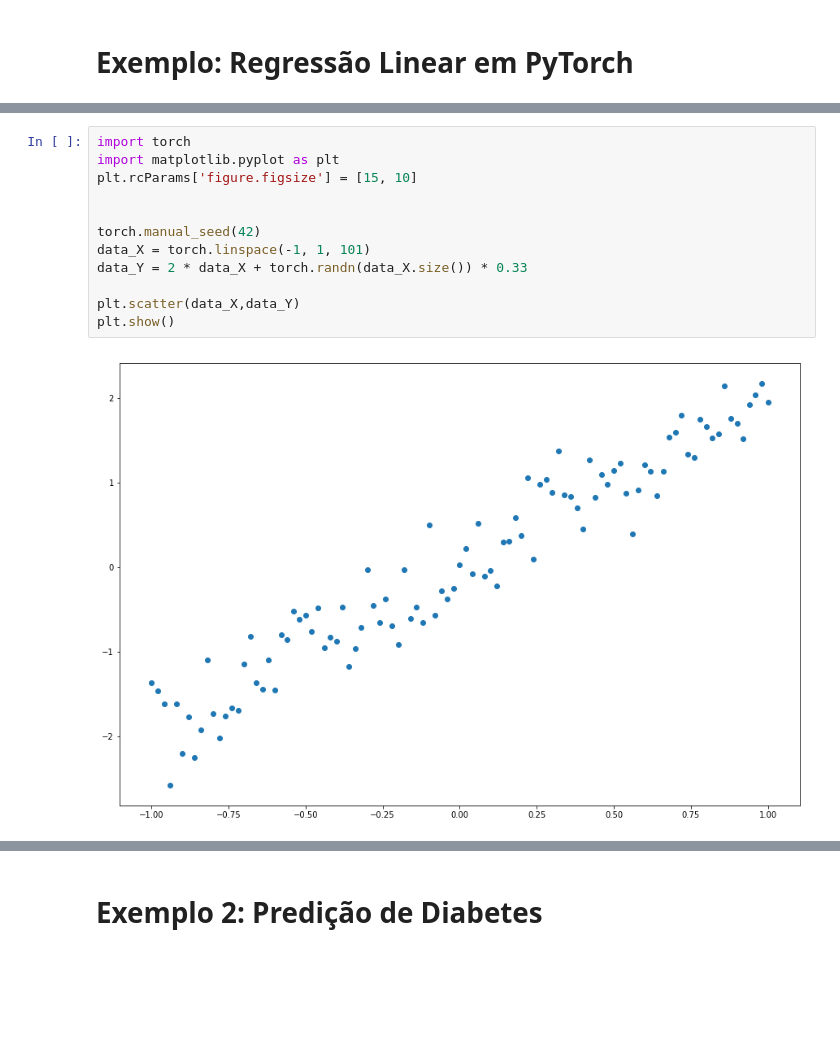
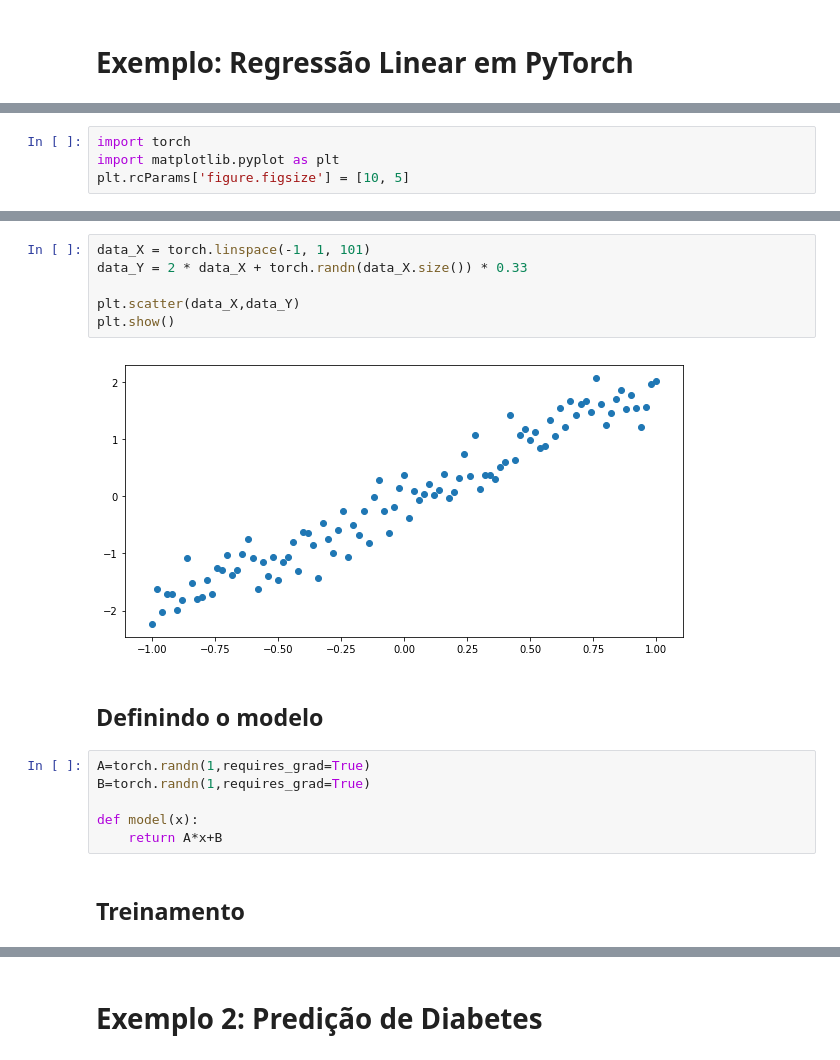
Before and after one commit to jjviana/QConSP2018, a Jupyter notebook: PytorchTutorial.ipynb, the cells around one changed output, grey strips where cells are left out. Drawn from its saved outputs; the diff is of its cells as text; blank space fills up the shorter version.

```diff
--- a/PytorchTutorial.ipynb
+++ b/PytorchTutorial.ipynb
@@ -130,0 +229,4 @@ tensor([  5.,  12.,  21.,  32.])
+# %%
+import torch
+import matplotlib.pyplot as plt
+plt.rcParams['figure.figsize'] = [10, 5]
@@ -131,15 +237,19 @@ tensor([  5.,  12.,  21.,  32.])
 # %%
-import torch
-import matplotlib.pyplot as plt
-plt.rcParams['figure.figsize'] = [15, 10]
-
-
-torch.manual_seed(42)
 data_X = torch.linspace(-1, 1, 101)
 data_Y = 2 * data_X + torch.randn(data_X.size()) * 0.33
 
 plt.scatter(data_X,data_Y)
 plt.show()
 # %% [output]
-[figure, old version]
+[figure, new version]
+# %% [markdown]
+## Definindo o modelo
+# %%
+A=torch.randn(1,requires_grad=True)
+B=torch.randn(1,requires_grad=True)
+
+def model(x):
+    return A*x+B
+# %% [markdown]
+## Treinamento
 # %%
```
Also changed, not shown: parts of 42 cells of this notebook, 12 other files.
